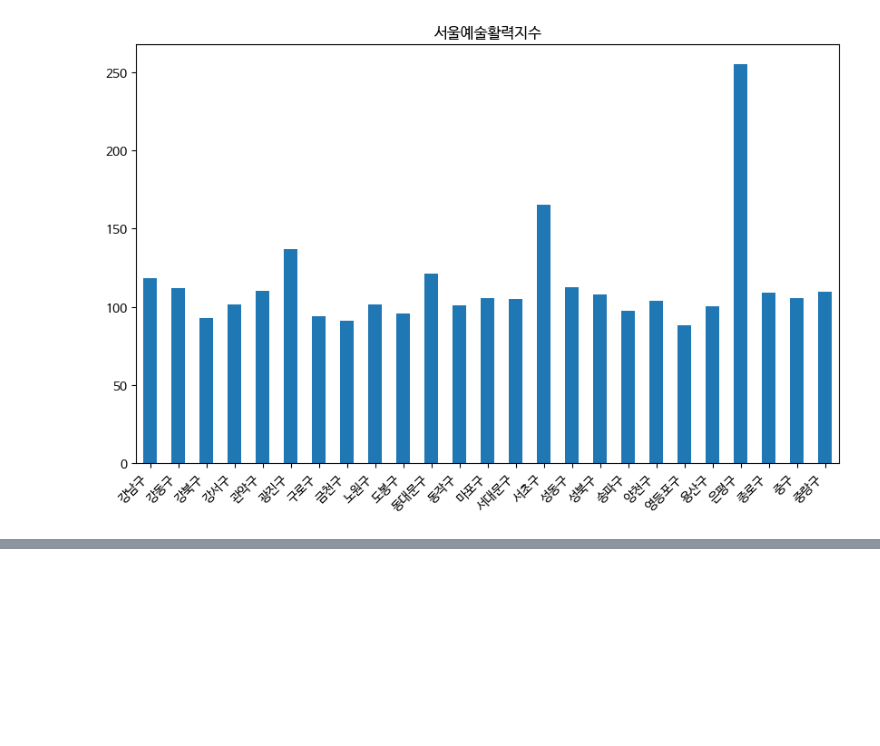
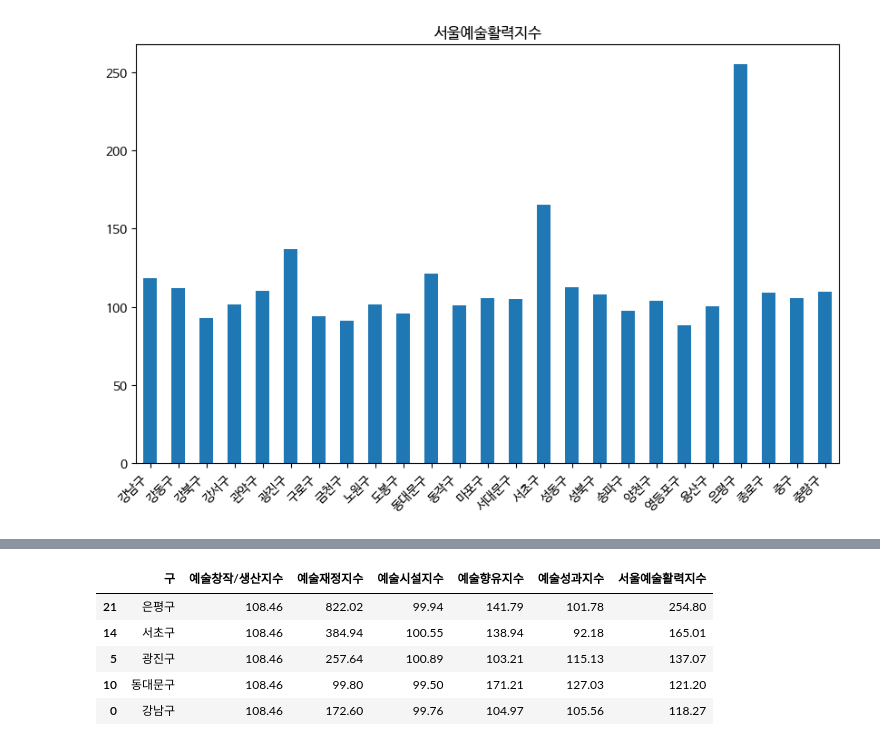
Before and after one commit to eunjuyummy/Arts_Pulse, a Jupyter notebook: data/seoul/the_final_index/Seoul_arts_index.ipynb, the cells around one changed output, grey strips where cells are left out. Saved outputs shown, nothing was run; the diff lists cells and outputs as text; code cells hidden in the pictures; blank space fills up the shorter version.

```diff
--- a/data/seoul/the_final_index/Seoul_arts_index.ipynb
+++ b/data/seoul/the_final_index/Seoul_arts_index.ipynb
@@ -228,0 +250,10 @@ plt.show()
+# %%
+top5 = Seoul_arts_index.head(5)
+top5
+# %% [output]
+|  | 구 | 예술창작/생산지수 | 예술재정지수 | 예술시설지수 | 예술향유지수 | 예술성과지수 | 서울예술활력지수 |
+| 21 | 은평구 | 108.46 | 822.02 | 99.94 | 141.79 | 101.78 | 254.80 |
+| 14 | 서초구 | 108.46 | 384.94 | 100.55 | 138.94 | 92.18 | 165.01 |
+| 5 | 광진구 | 108.46 | 257.64 | 100.89 | 103.21 | 115.13 | 137.07 |
+| 10 | 동대문구 | 108.46 | 99.80 | 99.50 | 171.21 | 127.03 | 121.20 |
+| 0 | 강남구 | 108.46 | 172.60 | 99.76 | 104.97 | 105.56 | 118.27 |
```
Also changed, not shown: parts of 2 cells of this notebook.
